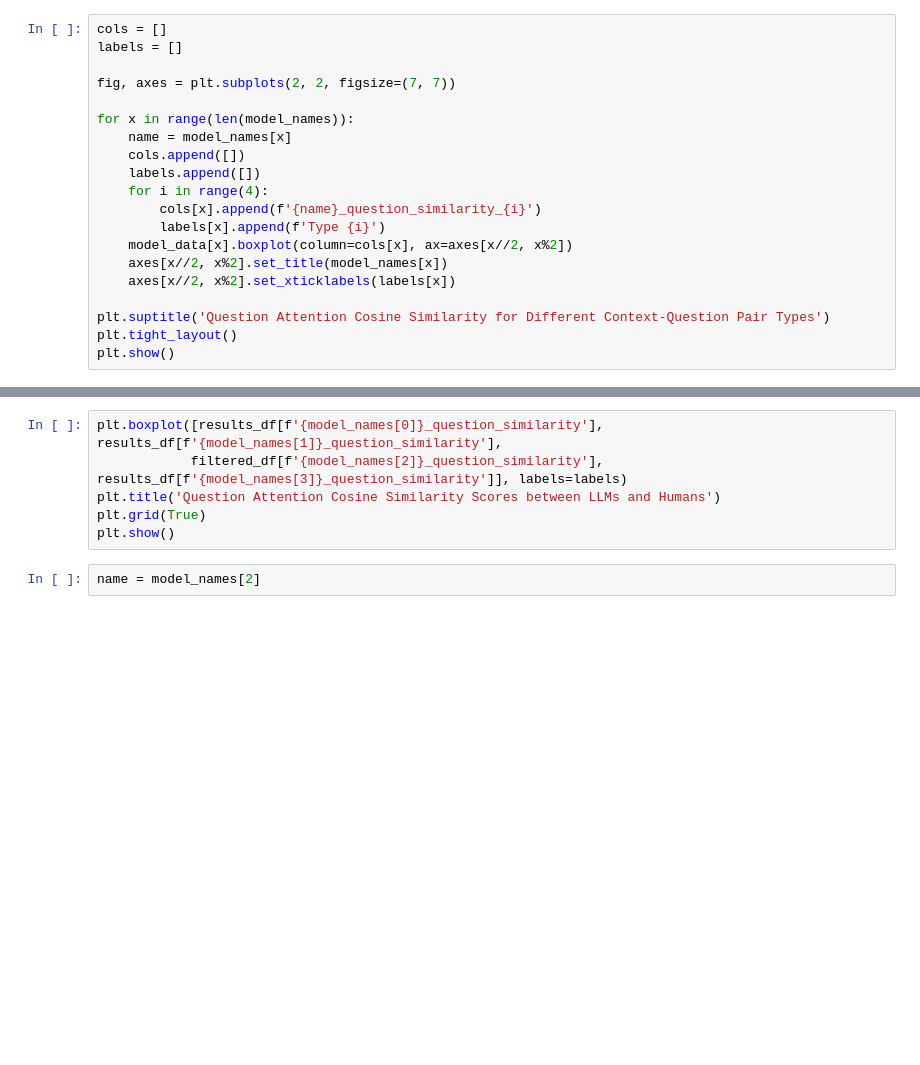
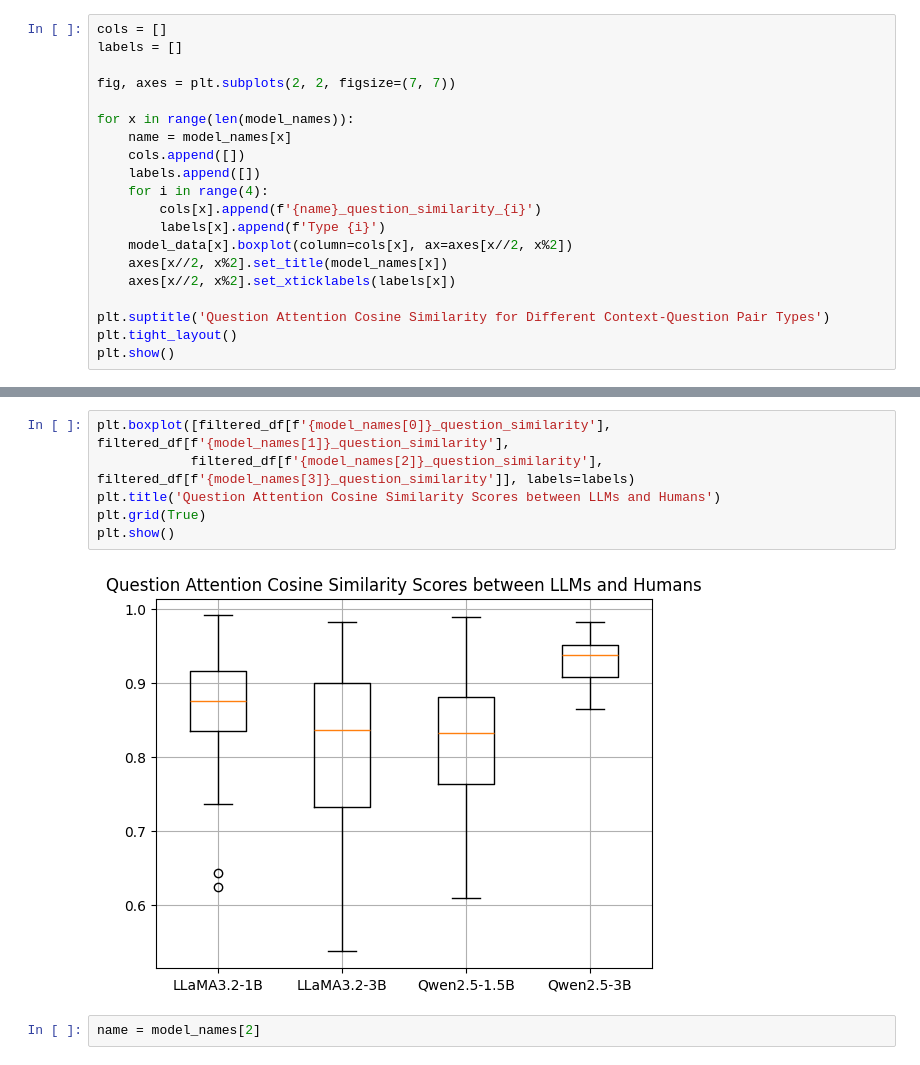
Before and after one commit to RobertJoachimEncinas/Evaluating-Attention-Patterns-of-LLMs-Using-Adversarial-Reading-Comprehension, a Jupyter notebook: Code/data_analysis.ipynb, the cells around one changed output, grey strips where cells are left out. Saved outputs shown, nothing was run; the diff lists cells and outputs as text; blank space fills up the shorter version.

```diff
--- a/Code/data_analysis.ipynb
+++ b/Code/data_analysis.ipynb
@@ -236,9 +235,11 @@ plt.show()
 # %%
-plt.boxplot([results_df[f'{model_names[0]}_question_similarity'], results_df[f'{model_names[1]}_question_similarity'],
-            filtered_df[f'{model_names[2]}_question_similarity'], results_df[f'{model_names[3]}_question_similarity']], labels=labels)
+plt.boxplot([filtered_df[f'{model_names[0]}_question_similarity'], filtered_df[f'{model_names[1]}_question_similarity'],
+            filtered_df[f'{model_names[2]}_question_similarity'], filtered_df[f'{model_names[3]}_question_similarity']], labels=labels)
 plt.title('Question Attention Cosine Similarity Scores between LLMs and Humans')
 plt.grid(True)
 plt.show()
+# %% [output]
+[figure, added]
 # %%
 name = model_names[2]
 # %%
```
Also changed, not shown: parts of 63 cells of this notebook, 3 other files.
